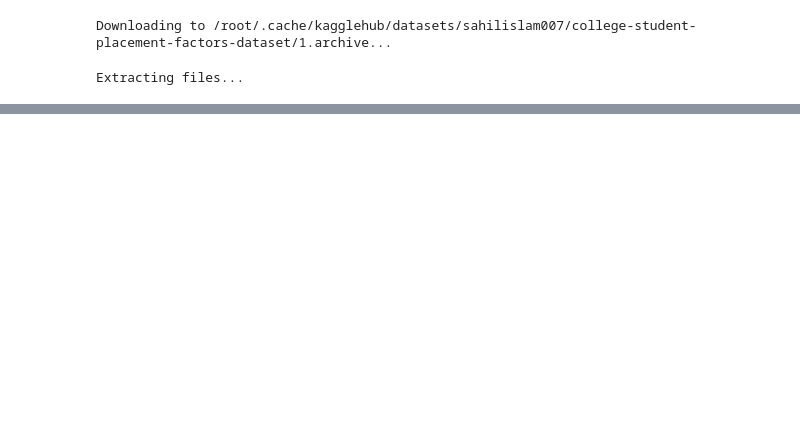
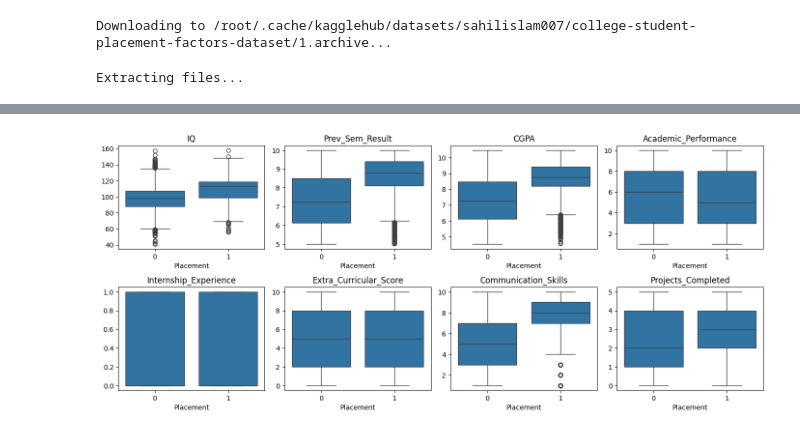
Before and after one commit to Comrade123-123/Student-placement-prediction, a Jupyter notebook: Untitled3.ipynb, the cells around one changed output, grey strips where cells are left out. Saved outputs shown, nothing was run; the diff lists cells and outputs as text; code cells hidden in the pictures; blank space fills up the shorter version.

```diff
--- a/Untitled3.ipynb
+++ b/Untitled3.ipynb
@@ -15,0 +164,24 @@ Extracting files...
+# %%
+features = [
+    'IQ',
+    'Prev_Sem_Result',
+    'CGPA',
+    'Academic_Performance',
+    'Internship_Experience',
+    'Extra_Curricular_Score',
+    'Communication_Skills',
+    'Projects_Completed'
+]
+
+fig, axes = plt.subplots(2, 4, figsize=(14, 6))
+
+for ax, feature in zip(axes.flat, features):
+    sns.boxplot(x='Placement', y=feature, data=df, ax=ax)
+    ax.set_title(feature)
+    ax.set_xlabel('Placement')
+    ax.set_ylabel('')
+
+plt.tight_layout(pad=1)
+plt.show()
+# %% [output]
+[figure, added]
```
Also changed, not shown: parts of 33 cells of this notebook.
